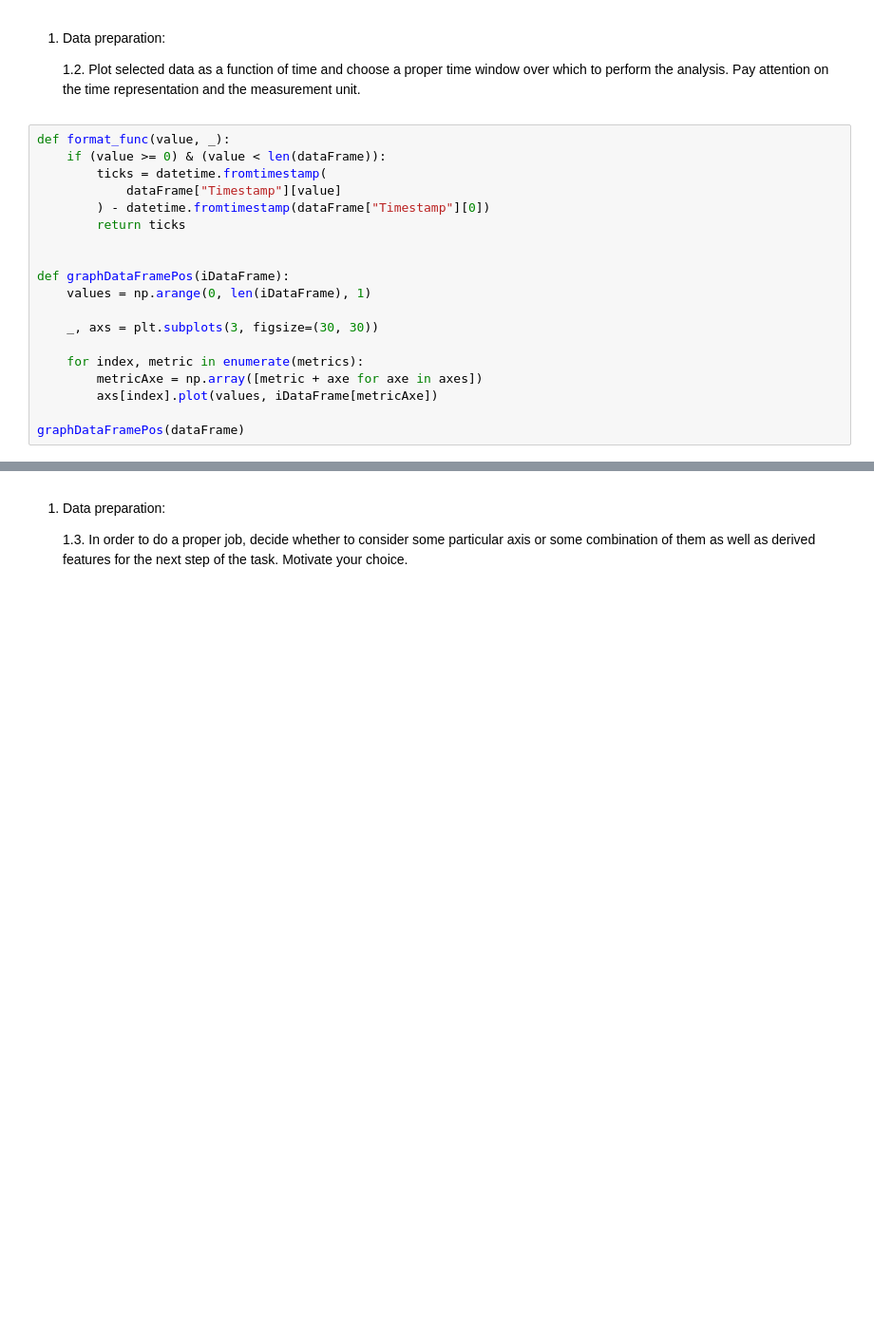
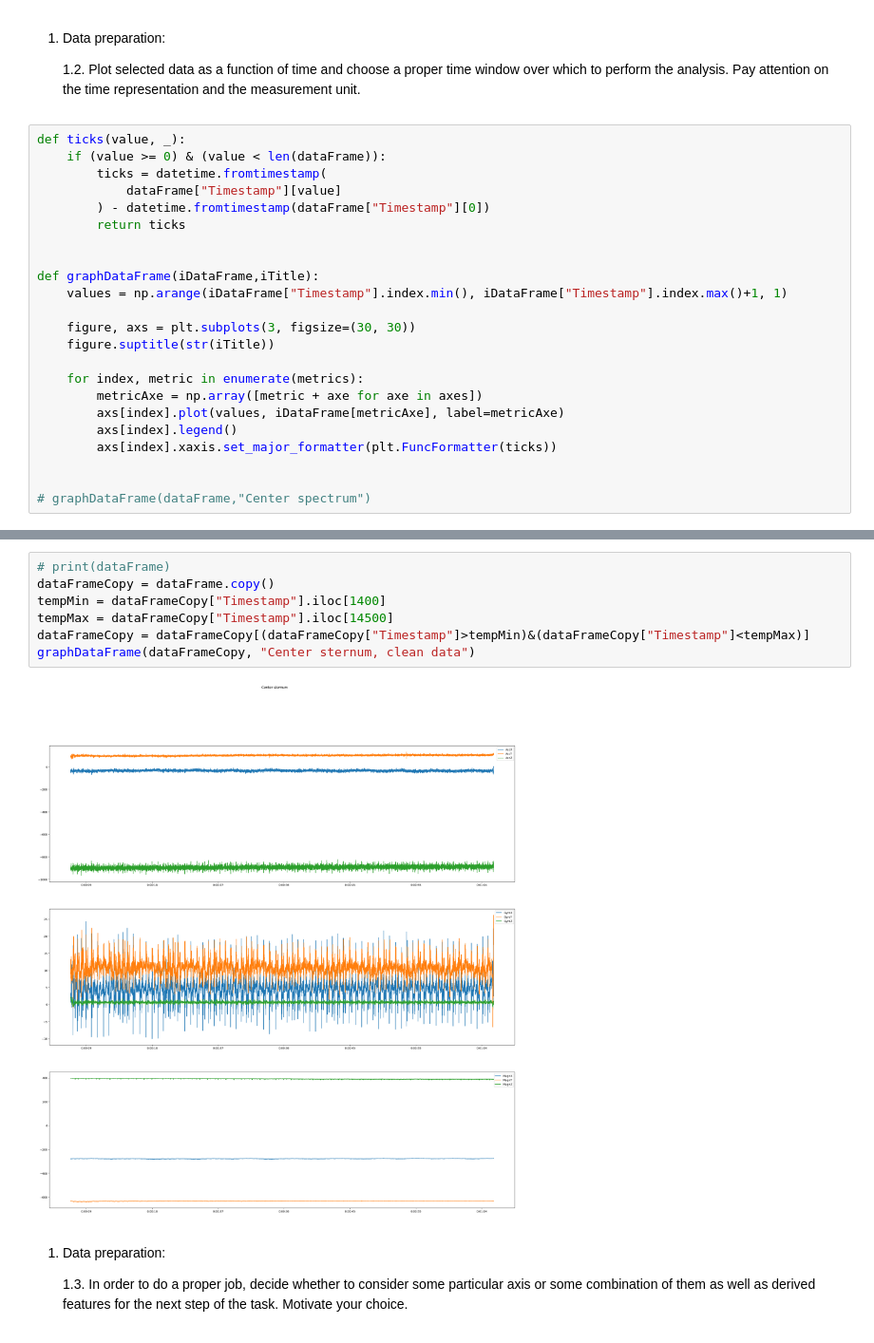
Before and after one commit to superbionicle/ProjectHEART, a Jupyter notebook: Project.ipynb, the cells around one changed output, grey strips where cells are left out. Shown at 95% size. Drawn from its saved outputs; the diff is of its cells as text; blank space fills up the shorter version.

```diff
--- a/Project.ipynb
+++ b/Project.ipynb
@@ -154,7 +154,7 @@ dataFrame = setValues(dataFrame,magCalibration_1,"Magn")
 
     1.2. Plot selected data as a function of time and choose a proper time window over which to perform the analysis. Pay attention on the time representation and the measurement unit.
 # %%
-def format_func(value, _):
+def ticks(value, _):
     if (value >= 0) & (value < len(dataFrame)):
         ticks = datetime.fromtimestamp(
             dataFrame["Timestamp"][value]
@@ -162,13 +162,17 @@ def format_func(value, _):
         return ticks
 
 
-def graphDataFramePos(iDataFrame):
-    values = np.arange(0, len(iDataFrame), 1)
+def graphDataFrame(iDataFrame,iTitle):
+    values = np.arange(iDataFrame["Timestamp"].index.min(), iDataFrame["Timestamp"].index.max()+1, 1)
 
-    _, axs = plt.subplots(3, figsize=(30, 30))
+    figure, axs = plt.subplots(3, figsize=(30, 30))
+    figure.suptitle(str(iTitle))
 
     for index, metric in enumerate(metrics):
         metricAxe = np.array([metric + axe for axe in axes])
-        axs[index].plot(values, iDataFrame[metricAxe])
+        axs[index].plot(values, iDataFrame[metricAxe], label=metricAxe)
+        axs[index].legend()
+        axs[index].xaxis.set_major_formatter(plt.FuncFormatter(ticks))
 
-graphDataFramePos(dataFrame)
+
+# graphDataFrame(dataFrame,"Center spectrum")
@@ -204,3 +183,12 @@ graphDataFrameZoom(dataFrame, "Center sternum")
+# %%
+# print(dataFrame)
+dataFrameCopy = dataFrame.copy()
+tempMin = dataFrameCopy["Timestamp"].iloc[1400]
+tempMax = dataFrameCopy["Timestamp"].iloc[14500]
+dataFrameCopy = dataFrameCopy[(dataFrameCopy["Timestamp"]>tempMin)&(dataFrameCopy["Timestamp"]<tempMax)]
+graphDataFrame(dataFrameCopy, "Center sternum, clean data")
+# %% [output]
+[figure, added]
 # %% [markdown]
 1. Data preparation:
 
```
Also changed, not shown: parts of 4 cells of this notebook.
